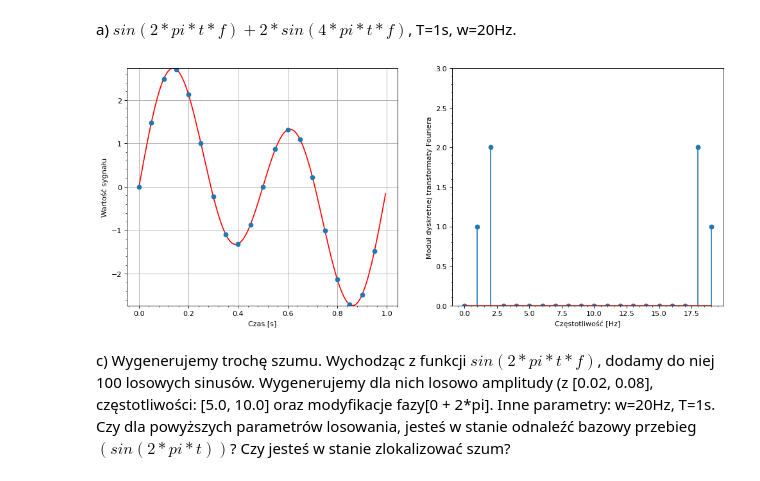
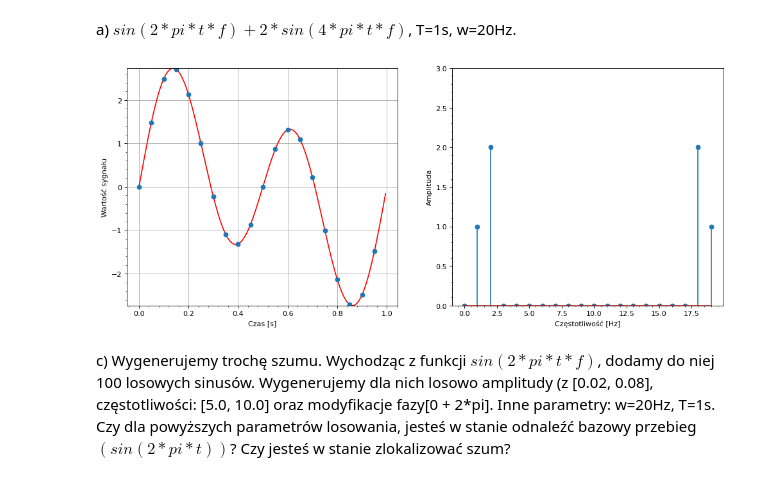
Before and after one commit to Frostyyyl/Human-computer-interaction, a Jupyter notebook: signals_I/main.ipynb, the cells around one changed output. Drawn from its saved outputs; the diff is of its cells as text; code cells hidden in the pictures.

```diff
--- a/signals_I/main.ipynb
+++ b/signals_I/main.ipynb
@@ -503,35 +504,35 @@ def draw_modified_signal(amplitude=1, interval_num=1, sampling_freq=40, signal_f
     fig = plt.figure(figsize=(15, 6), dpi=80)
     # narysowanie pierwszego wykresu
     ax = fig.add_subplot(121)
     ax.plot(base_t, base_signal, linestyle='-', color='red')
     ax.plot(t, signal, 'o')
     ax.set_ylim([min(base_signal), max(base_signal)])
     # ax.set_ylim([-amplitude, amplitude])
     ax.set_xlabel('Czas [s]')
     ax.set_ylabel('Wartość sygnału')
     ax.xaxis.set_minor_locator(AutoMinorLocator(5))
     ax.yaxis.set_minor_locator(AutoMinorLocator(5))
     ax.grid()
 
     # moduł sygnału w dziedzinie czestotliwosci
     freq_domain_signal = abs(fft.fft(signal)) / (0.5 * n)
     # zakres częstotliwości w oparciu o częstotliwość próbkowania
     freqs = linspace(0, sampling_freq, n, False)
 
     # narysowanie drugiego wykresu
     ax = fig.add_subplot(122)
     ax.set_ylim([0.0, max([3.0, max(freq_domain_signal)])])
     ax.set_xlabel('Częstotliwość [Hz]')
-    ax.set_ylabel('Moduł dyskretnej transformaty Fouriera')
+    ax.set_ylabel('Amplituda')
     ax.xaxis.set_minor_locator(AutoMinorLocator(5))
     ax.yaxis.set_minor_locator(AutoMinorLocator(5))
     stem(freqs, freq_domain_signal, '-*')
 
     show()
 
 draw_modified_signal(amplitude=1, interval_num=1, sampling_freq=20, signal_freq=1)
 # %% [output]
-[figure, old version]
+[figure, new version]
 # %% [markdown]
 c) Wygenerujemy trochę szumu. Wychodząc z funkcji $sin(2*pi*t*f)$, dodamy do niej 100 losowych sinusów. Wygenerujemy dla nich losowo amplitudy (z [0.02, 0.08], częstotliwości: [5.0, 10.0] oraz modyfikacje fazy[0 + 2*pi]. Inne parametry: w=20Hz, T=1s. Czy dla powyższych parametrów losowania, jesteś w stanie odnaleźć bazowy przebieg $(sin(2*pi*t))$? Czy jesteś w stanie zlokalizować szum?
 # %% [markdown]
```
Also changed, not shown: parts of 16 cells of this notebook.
